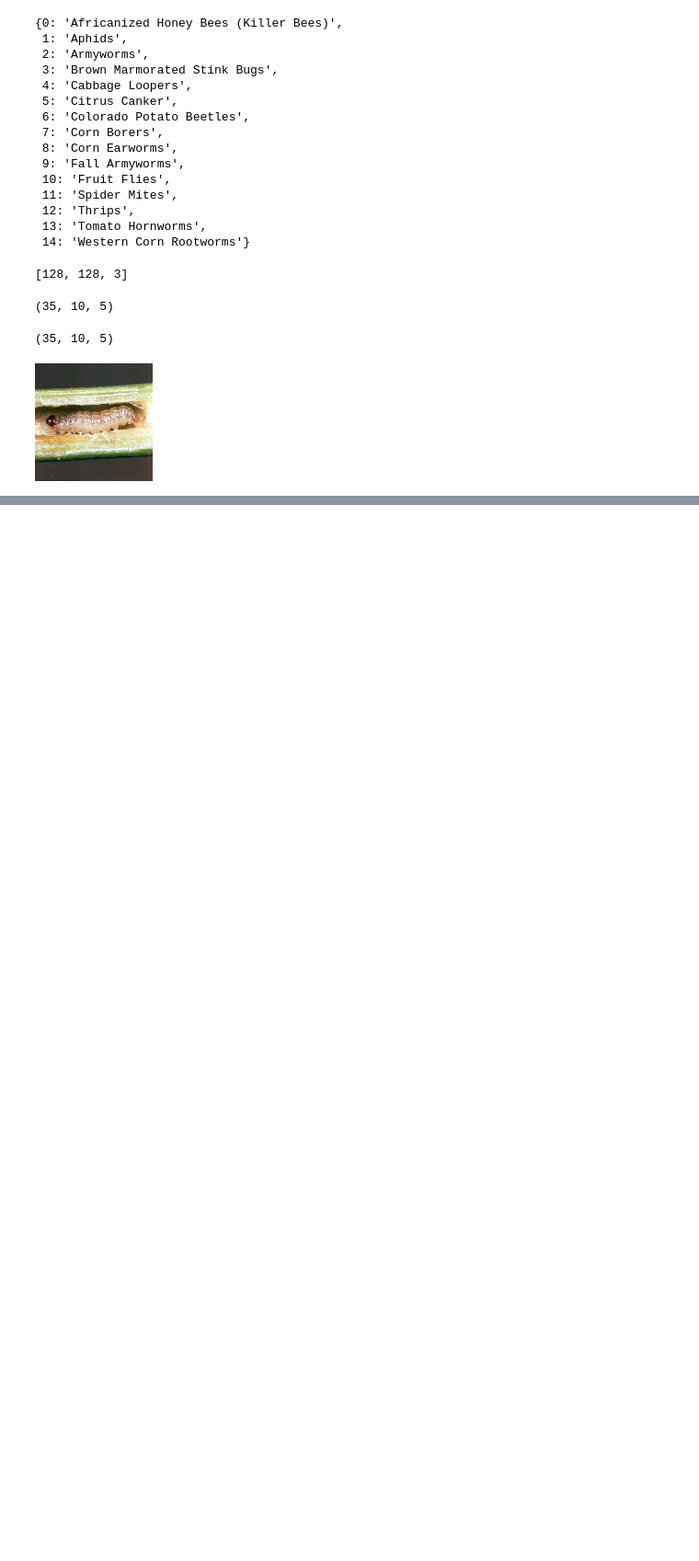
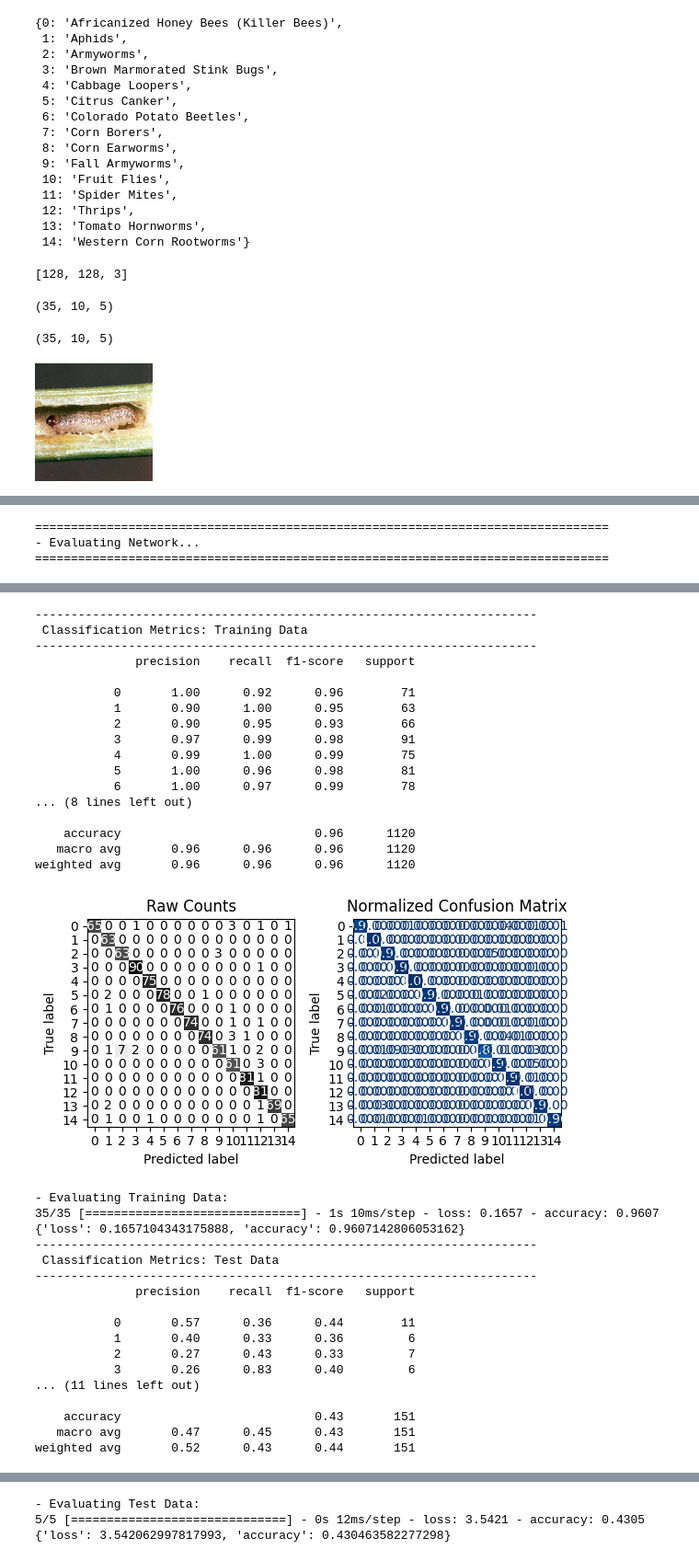
Before and after one commit to OMONa-E/Dangerous_Farm_Insects_Prediction_Using_CNNS, a Jupyter notebook: Dangerous_Farm_Insect_Prediction.ipynb, the cells around one changed output, grey strips where cells are left out. Shown: that part at 92% size. Drawn from its saved outputs; the diff is of its cells as text; code cells hidden in the pictures; blank space fills up the shorter version.

```diff
--- a/Dangerous_Farm_Insect_Prediction.ipynb
+++ b/Dangerous_Farm_Insect_Prediction.ipynb
@@ -530,0 +586,6 @@ weighted avg       0.56      0.49      0.49       151
+# %%
+# Define the tuner
+tuner_hb = kt.Hyperband(build_model_tune, objective='val_accuracy',
+                        max_epochs=15, overwrite=True, seed=321,)
+# Preivew search summary
+tuner_hb.search_space_summary()
@@ -530,0 +630,8 @@ weighted avg       0.56      0.49      0.49       151
+# %%
+# Print the results for beset paramters
+print(f"Best Params: \n {tuner_hb.get_best_hyperparameters()[0].values}" )
+# Define the best model
+best_model = tuner_hb.get_best_models()[0]
+# Evalute the best model with the custom evaluation function
+evaluate_classification_network(best_model, X_train=train_dataset, X_test=test_dataset, history_figsize=(10,10), history=None);
+# %% [output]
@@ -530,0 +657,3 @@ weighted avg       0.56      0.49      0.49       151
+================================================================================
+- Evaluating Network...
+================================================================================
@@ -530,0 +671,35 @@ weighted avg       0.56      0.49      0.49       151
+----------------------------------------------------------------------
+ Classification Metrics: Training Data
+----------------------------------------------------------------------
+              precision    recall  f1-score   support
+
+           0       1.00      0.92      0.96        71
+           1       0.90      1.00      0.95        63
+           2       0.90      0.95      0.93        66
+           3       0.97      0.99      0.98        91
+           4       0.99      1.00      0.99        75
+           5       1.00      0.96      0.98        81
+           6       1.00      0.97      0.99        78
+... (8 lines left out)
+
+    accuracy                           0.96      1120
+   macro avg       0.96      0.96      0.96      1120
+weighted avg       0.96      0.96      0.96      1120
+[figure, added]
+- Evaluating Training Data:
+35/35 [==============================] - 1s 10ms/step - loss: 0.1657 - accuracy: 0.9607
+{'loss': 0.1657104343175888, 'accuracy': 0.9607142806053162}
+----------------------------------------------------------------------
+ Classification Metrics: Test Data
+----------------------------------------------------------------------
+              precision    recall  f1-score   support
+
+           0       0.57      0.36      0.44        11
+           1       0.40      0.33      0.36         6
+           2       0.27      0.43      0.33         7
+           3       0.26      0.83      0.40         6
+... (11 lines left out)
+
+    accuracy                           0.43       151
+   macro avg       0.47      0.45      0.43       151
+weighted avg       0.52      0.43      0.44       151
@@ -530,0 +707,3 @@ weighted avg       0.56      0.49      0.49       151
+- Evaluating Test Data:
+5/5 [==============================] - 0s 12ms/step - loss: 3.5421 - accuracy: 0.4305
+{'loss': 3.542062997817993, 'accuracy': 0.430463582277298}
```
Also changed, not shown: parts of 10 cells of this notebook.
